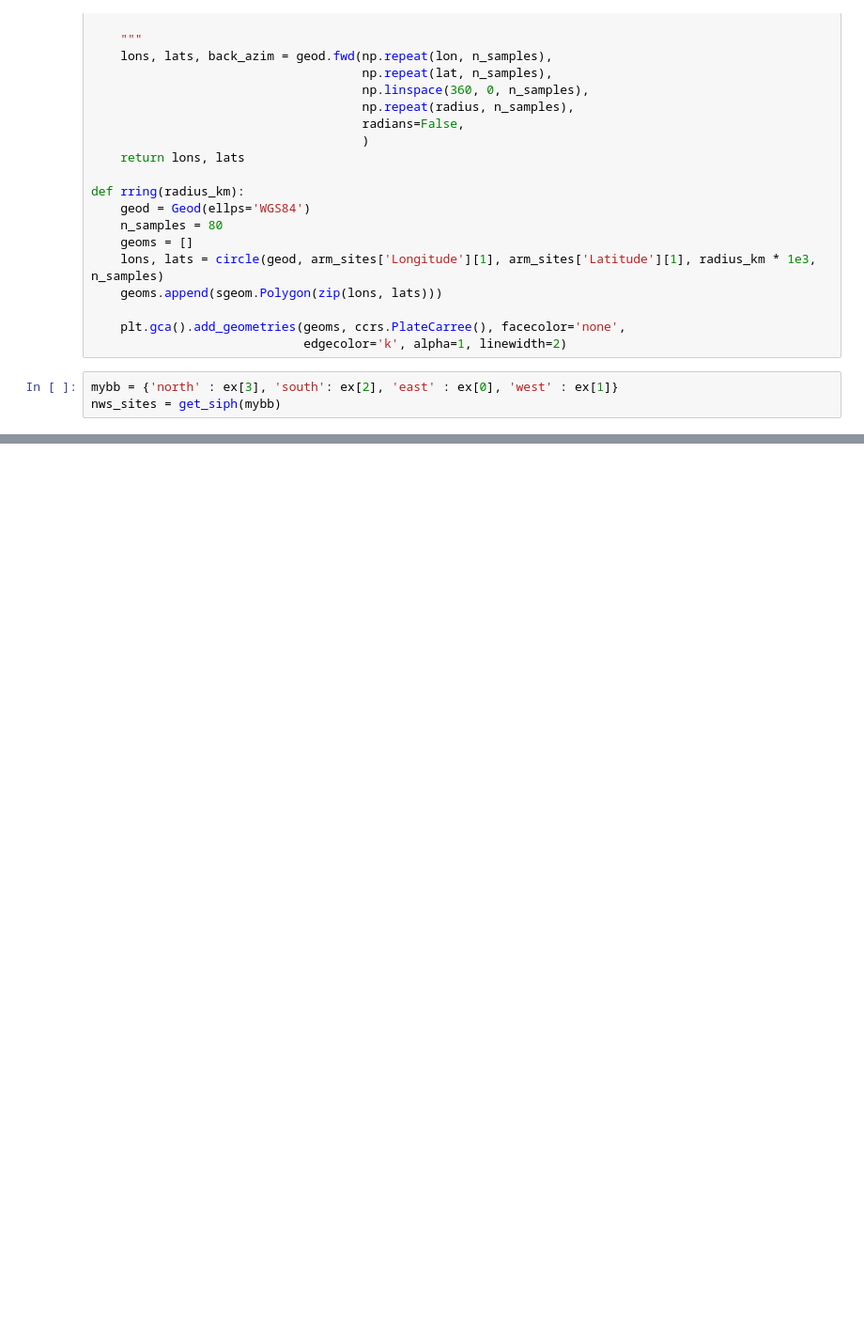
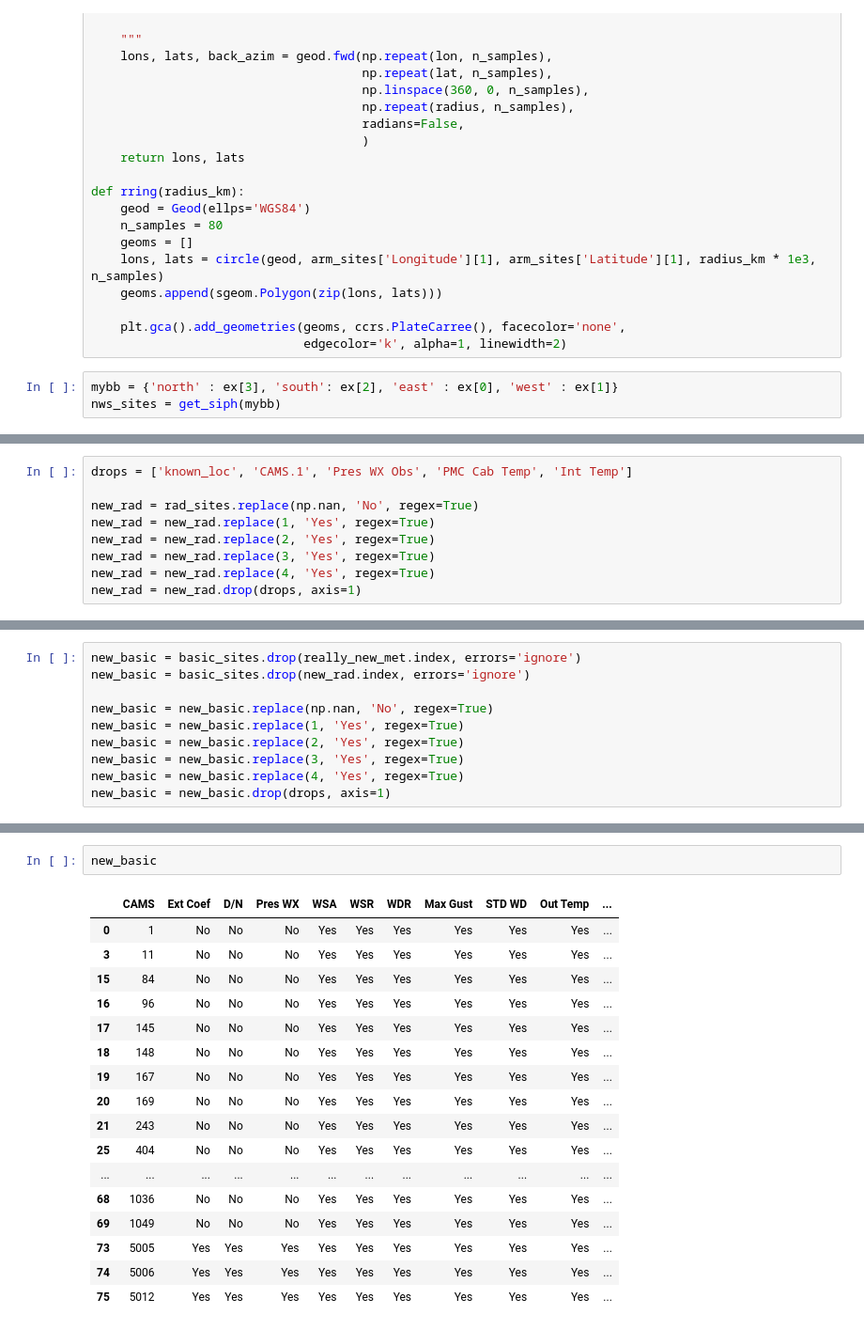
Before and after one commit to ARM-Development/TRACER, a Jupyter notebook: notebooks/TRACER_map.ipynb, the cells around one changed output, grey strips where cells are left out. Shown at 94% size. Cells and saved outputs as stored; diff of their text form; blank space fills up the shorter version.

```diff
--- a/notebooks/TRACER_map.ipynb
+++ b/notebooks/TRACER_map.ipynb
@@ -377,0 +462,9 @@ plt.show()
+# %%
+drops = ['known_loc', 'CAMS.1', 'Pres WX Obs', 'PMC Cab Temp', 'Int Temp']
+
+new_rad = rad_sites.replace(np.nan, 'No', regex=True)
+new_rad = new_rad.replace(1, 'Yes', regex=True)
+new_rad = new_rad.replace(2, 'Yes', regex=True)
+new_rad = new_rad.replace(3, 'Yes', regex=True)
+new_rad = new_rad.replace(4, 'Yes', regex=True)
+new_rad = new_rad.drop(drops, axis=1)
@@ -377,0 +478,10 @@ plt.show()
+# %%
+new_basic = basic_sites.drop(really_new_met.index, errors='ignore')
+new_basic = basic_sites.drop(new_rad.index, errors='ignore')
+
+new_basic = new_basic.replace(np.nan, 'No', regex=True)
+new_basic = new_basic.replace(1, 'Yes', regex=True)
+new_basic = new_basic.replace(2, 'Yes', regex=True)
+new_basic = new_basic.replace(3, 'Yes', regex=True)
+new_basic = new_basic.replace(4, 'Yes', regex=True)
+new_basic = new_basic.drop(drops, axis=1)
@@ -377,0 +507,20 @@ plt.show()
+# %%
+new_basic
+# %% [output]
+|  | CAMS | Ext Coef | D/N | Pres WX | WSA | WSR | WDR | Max Gust | STD WD | Out Temp | ... |
+| 0 | 1 | No | No | No | Yes | Yes | Yes | Yes | Yes | Yes | ... |
+| 3 | 11 | No | No | No | Yes | Yes | Yes | Yes | Yes | Yes | ... |
+| 15 | 84 | No | No | No | Yes | Yes | Yes | Yes | Yes | Yes | ... |
+| 16 | 96 | No | No | No | Yes | Yes | Yes | Yes | Yes | Yes | ... |
+| 17 | 145 | No | No | No | Yes | Yes | Yes | Yes | Yes | Yes | ... |
+| 18 | 148 | No | No | No | Yes | Yes | Yes | Yes | Yes | Yes | ... |
+| 19 | 167 | No | No | No | Yes | Yes | Yes | Yes | Yes | Yes | ... |
+| 20 | 169 | No | No | No | Yes | Yes | Yes | Yes | Yes | Yes | ... |
+| 21 | 243 | No | No | No | Yes | Yes | Yes | Yes | Yes | Yes | ... |
+| 25 | 404 | No | No | No | Yes | Yes | Yes | Yes | Yes | Yes | ... |
+| ... | ... | ... | ... | ... | ... | ... | ... | ... | ... | ... | ... |
+| 68 | 1036 | No | No | No | Yes | Yes | Yes | Yes | Yes | Yes | ... |
+| 69 | 1049 | No | No | No | Yes | Yes | Yes | Yes | Yes | Yes | ... |
+| 73 | 5005 | Yes | Yes | Yes | Yes | Yes | Yes | Yes | Yes | Yes | ... |
+| 74 | 5006 | Yes | Yes | Yes | Yes | Yes | Yes | Yes | Yes | Yes | ... |
+| 75 | 5012 | Yes | Yes | Yes | Yes | Yes | Yes | Yes | Yes | Yes | ... |
```
Also changed, not shown: parts of 13 cells of this notebook, 2 other files.
